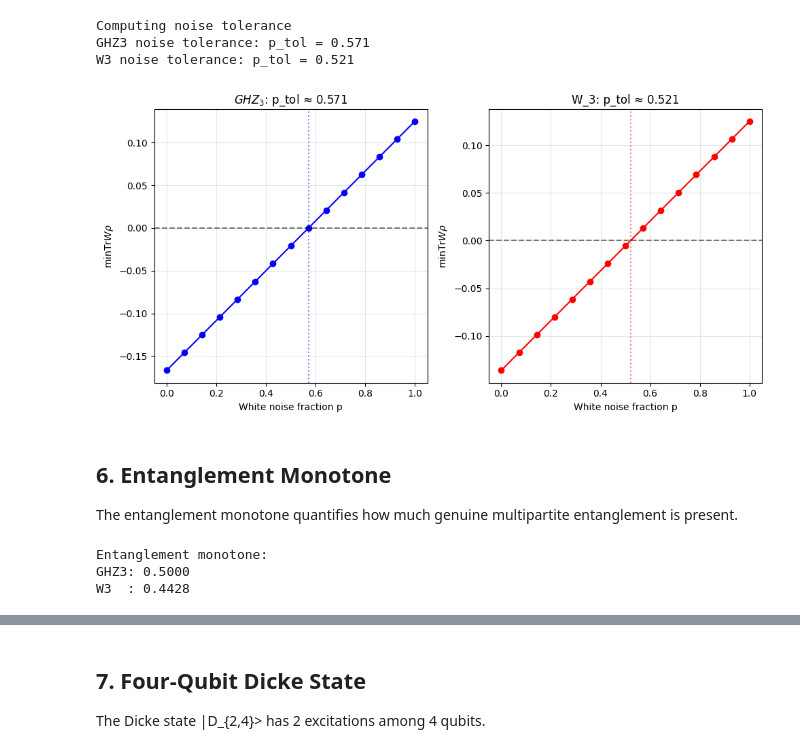
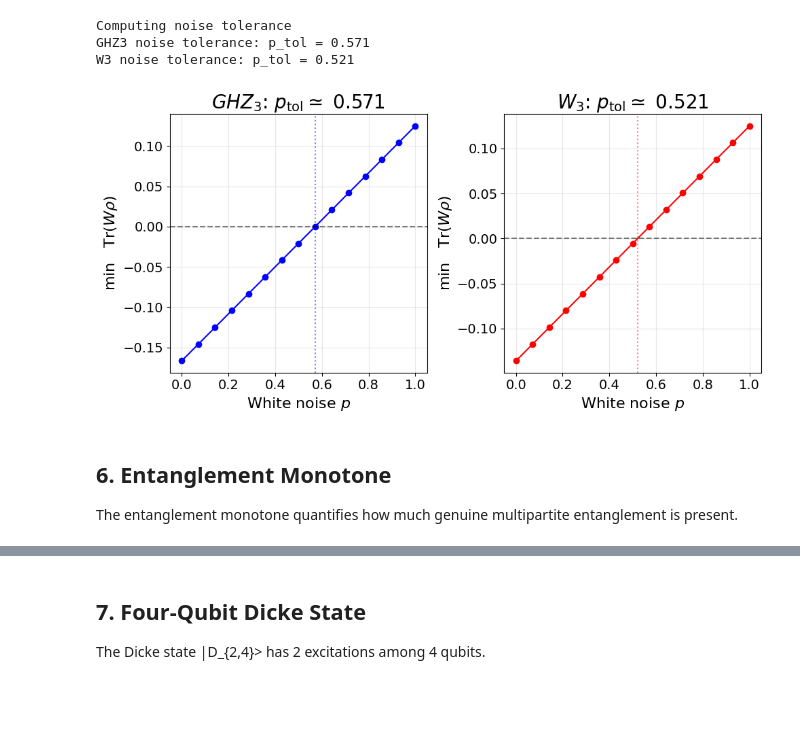
Before and after one commit to Waterbird20/LabMeeting, a Jupyter notebook: Meeting_260127/src/simulation/pptmixer_examples.ipynb, the cells around one changed output, grey strips where cells are left out. Drawn from its saved outputs; the diff is of its cells as text; code cells hidden in the pictures; blank space fills up the shorter version.

Commit message:
[EDIT] Meeting_260127/src/Presentation/Meeting_260127.md; add some figures and examples

```diff
--- a/Meeting_260127/src/simulation/pptmixer_examples.ipynb
+++ b/Meeting_260127/src/simulation/pptmixer_examples.ipynb
@@ -185,40 +185,32 @@ GHZ3 noise tolerance: p_tol = 0.571
 W3 noise tolerance: p_tol = 0.521
 # %%
 # Plot results
-plt.figure(figsize=(10, 5))
+fig, ax = plt.subplots(1, 2, figsize=(10, 5))
 
-plt.subplot(1, 2, 1)
-plt.plot(noise_ghz, vals_ghz, 'b-o', label='GHZ₃')
-plt.axhline(y=0, color='k', linestyle='--', alpha=0.5)
-plt.axvline(x=ptol_ghz, color='b', linestyle=':', alpha=0.5)
-plt.xlabel('White noise fraction p')
-plt.ylabel(r'$\min \text{Tr}W\rho$')
-plt.title(rf'$GHZ_{3}$: p_tol ≈ {ptol_ghz:.3f}')
-plt.grid(True, alpha=0.3)
+ax[0].plot(noise_ghz, vals_ghz, 'b-o', label='GHZ₃')
+ax[0].axhline(y=0, color='k', linestyle='--', alpha=0.5)
+ax[0].axvline(x=ptol_ghz, color='b', linestyle=':', alpha=0.5)
+ax[0].set_xlabel(r'White noise $p$', fontsize=16)
+ax[0].set_ylabel(r'$\min \quad \text{Tr}(W\rho)$', fontsize=16)
+ax[0].set_title(r'$GHZ_3$: $p_{\text{tol}} \simeq$'+ rf' {ptol_ghz:.3f}', fontsize=20)
+ax[0].tick_params(labelsize=14, which="both")
+ax[0].grid(True, alpha=0.3)
 
-plt.subplot(1, 2, 2)
-plt.plot(noise_w, vals_w, 'r-o', label='W₃')
-plt.axhline(y=0, color='k', linestyle='--', alpha=0.5)
-plt.axvline(x=ptol_w, color='r', linestyle=':', alpha=0.5)
-plt.xlabel('White noise fraction p')
-plt.ylabel(r'$\min \text{Tr}W\rho$')
-plt.title(rf'W_3: p_tol ≈ {ptol_w:.3f}')
-plt.grid(True, alpha=0.3)
+ax[1].plot(noise_w, vals_w, 'r-o', label='W₃')
+ax[1].axhline(y=0, color='k', linestyle='--', alpha=0.5)
+ax[1].axvline(x=ptol_w, color='r', linestyle=':', alpha=0.5)
+ax[1].set_xlabel(r'White noise $p$', fontsize=16)
+ax[1].set_ylabel(r'$\min \quad \text{Tr}(W\rho)$', fontsize=16)
+ax[1].set_title(r'$W_3$: $p_{\text{tol}} \simeq$'+ rf' {ptol_w:.3f}', fontsize=20)
+ax[1].tick_params(labelsize=14, which="both")
+ax[1].grid(True, alpha=0.3)
 
-plt.tight_layout()
-plt.show()
+fig.tight_layout()
+fig.savefig("../Presentation/media/images/Numerical_Result.svg")
+fig.savefig("../Presentation/media/images/Numerical_Result.png", dpi=600)
 # %% [output]
-[figure, old version]
+[figure, new version]
 # %% [markdown]
 ## 6. Entanglement Monotone
 
 The entanglement monotone quantifies how much genuine multipartite entanglement is present.
-# %%
-# Compare entanglement monotone for different states
-print("Entanglement monotone:")
-print(f"GHZ3: {entmon(ghz_state(3)):.4f}")
-print(f"W3  : {entmon(w_state(3)):.4f}")
-# %% [output]
-Entanglement monotone:
-GHZ3: 0.5000
-W3  : 0.4428
```
Also changed, not shown: parts of 6 cells of this notebook, 8 other files.
